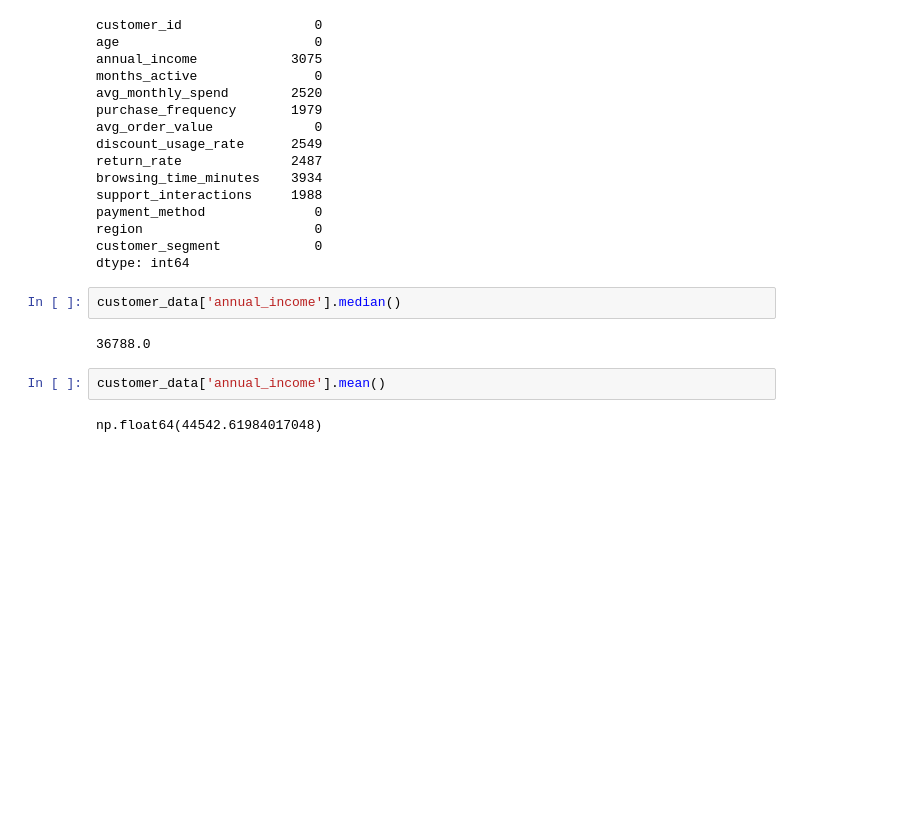
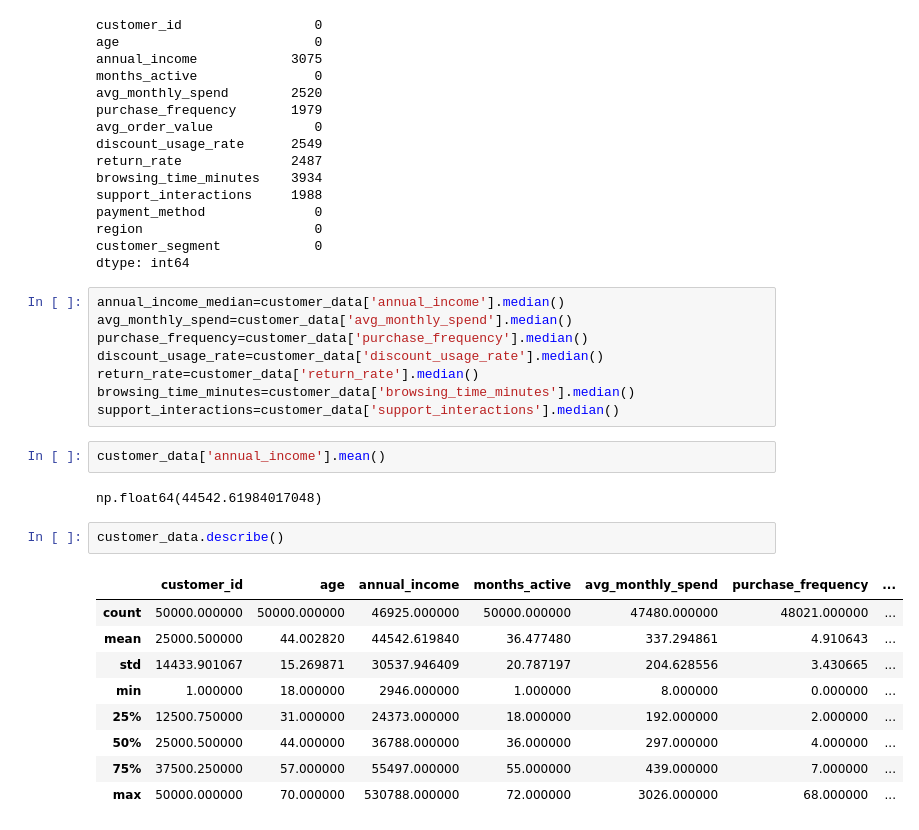
Before and after one commit to niharikajavvaji/Projects, a Jupyter notebook: Online Retail Customer Segmentation/Online Retail Customer Segmentation.ipynb, the cells around one changed output. Cells and saved outputs as stored; diff of their text form; blank space fills up the shorter version.

Commit message:
completed online retail customer segmentation

```diff
--- a/Online Retail Customer Segmentation/Online Retail Customer Segmentation.ipynb
+++ b/Online Retail Customer Segmentation/Online Retail Customer Segmentation.ipynb
@@ -55,10 +65,26 @@ region                      0
 customer_segment            0
 dtype: int64
 # %%
-customer_data['annual_income'].median()
+annual_income_median=customer_data['annual_income'].median()
+avg_monthly_spend=customer_data['avg_monthly_spend'].median()
+purchase_frequency=customer_data['purchase_frequency'].median()
+discount_usage_rate=customer_data['discount_usage_rate'].median()
+return_rate=customer_data['return_rate'].median()
+browsing_time_minutes=customer_data['browsing_time_minutes'].median()
+support_interactions=customer_data['support_interactions'].median()
-# %% [output]
-36788.0
 # %%
 customer_data['annual_income'].mean()
 # %% [output]
 np.float64(44542.61984017048)
+# %%
+customer_data.describe()
+# %% [output]
+|  | customer_id | age | annual_income | months_active | avg_monthly_spend | purchase_frequency | ... |
+| count | 50000.000000 | 50000.000000 | 46925.000000 | 50000.000000 | 47480.000000 | 48021.000000 | ... |
+| mean | 25000.500000 | 44.002820 | 44542.619840 | 36.477480 | 337.294861 | 4.910643 | ... |
+| std | 14433.901067 | 15.269871 | 30537.946409 | 20.787197 | 204.628556 | 3.430665 | ... |
+| min | 1.000000 | 18.000000 | 2946.000000 | 1.000000 | 8.000000 | 0.000000 | ... |
+| 25% | 12500.750000 | 31.000000 | 24373.000000 | 18.000000 | 192.000000 | 2.000000 | ... |
+| 50% | 25000.500000 | 44.000000 | 36788.000000 | 36.000000 | 297.000000 | 4.000000 | ... |
+| 75% | 37500.250000 | 57.000000 | 55497.000000 | 55.000000 | 439.000000 | 7.000000 | ... |
+| max | 50000.000000 | 70.000000 | 530788.000000 | 72.000000 | 3026.000000 | 68.000000 | ... |
```
Also changed, not shown: parts of 96 cells of this notebook.
